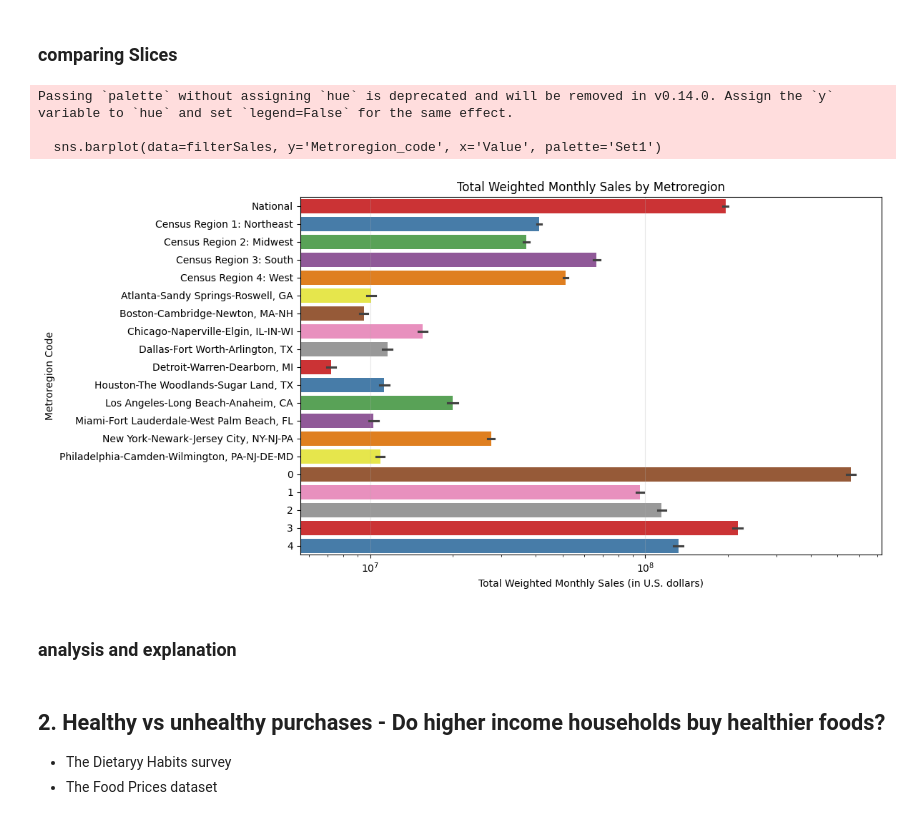
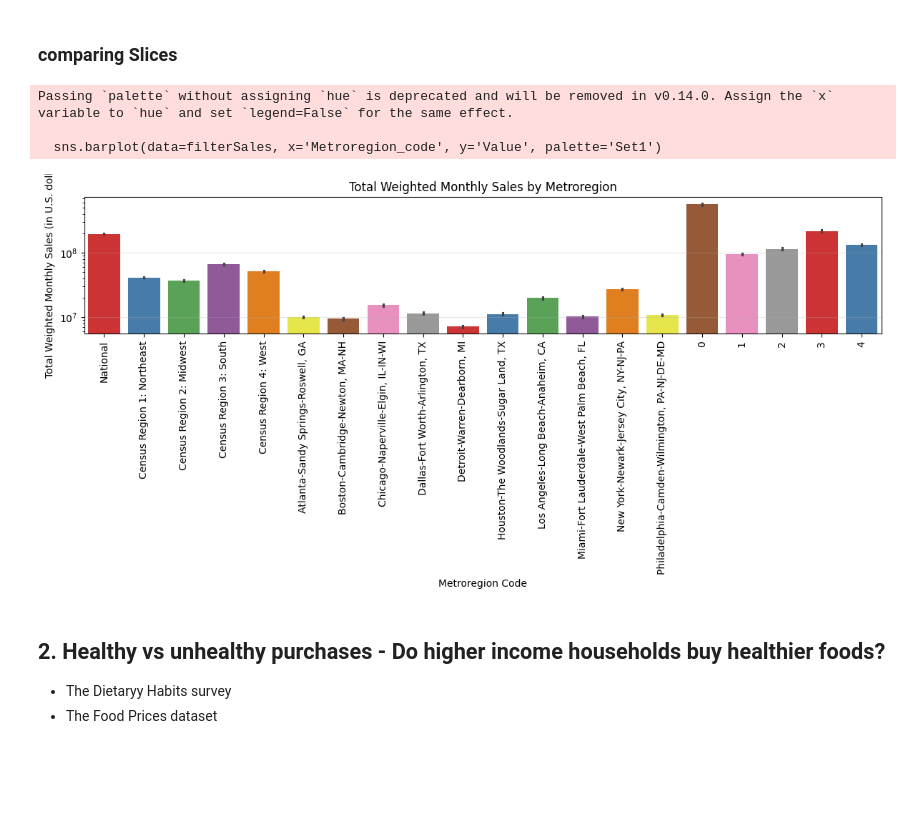
Before and after one commit to TanveerD1/TI_Analytical, a Jupyter notebook: version_2.ipynb, the cells around one changed output. Drawn from its saved outputs; the diff is of its cells as text; code cells hidden in the pictures; blank space fills up the shorter version.

```diff
--- a/version_2.ipynb
+++ b/version_2.ipynb
@@ -410,22 +434,22 @@ Passing `palette` without assigning `hue` is deprecated and will be removed in v
 # %% [markdown]
 ### comparing Slices
 # %%
+filterSales = prices[prices['Attribute'] == 'Total weighted monthly sales in U.S. dollars']
 plt.figure(figsize=(12, 6))
-sns.barplot(data=filterSales, y='Metroregion_code', x='Value', palette='Set1')
+sns.barplot(data=filterSales, x='Metroregion_code', y='Value', palette='Set1')
+plt.xticks(rotation=90)
 plt.title('Total Weighted Monthly Sales by Metroregion')
-plt.ylabel('Metroregion Code')
-plt.xlabel('Total Weighted Monthly Sales (in U.S. dollars)')
-plt.xscale('log')  # Use log scale for better visualization
-plt.grid(axis='x', alpha=0.3)
+plt.xlabel('Metroregion Code')
+plt.ylabel('Total Weighted Monthly Sales (in U.S. dollars)')
+plt.yscale('log')
+plt.grid(axis='y', alpha=0.3)
 plt.tight_layout()
 plt.show()
 # %% [output]
-Passing `palette` without assigning `hue` is deprecated and will be removed in v0.14.0. Assign the `y` variable to `hue` and set `legend=False` for the same effect.
+Passing `palette` without assigning `hue` is deprecated and will be removed in v0.14.0. Assign the `x` variable to `hue` and set `legend=False` for the same effect.
 
-  sns.barplot(data=filterSales, y='Metroregion_code', x='Value', palette='Set1')
+  sns.barplot(data=filterSales, x='Metroregion_code', y='Value', palette='Set1')
-[figure, old version]
+[figure, new version]
-# %% [markdown]
-### analysis and explanation
 # %% [markdown]
 ## 2. Healthy vs unhealthy purchases - Do higher income households buy healthier foods?
 - The Dietaryy Habits survey
```
Also changed, not shown: parts of 10 cells of this notebook.
